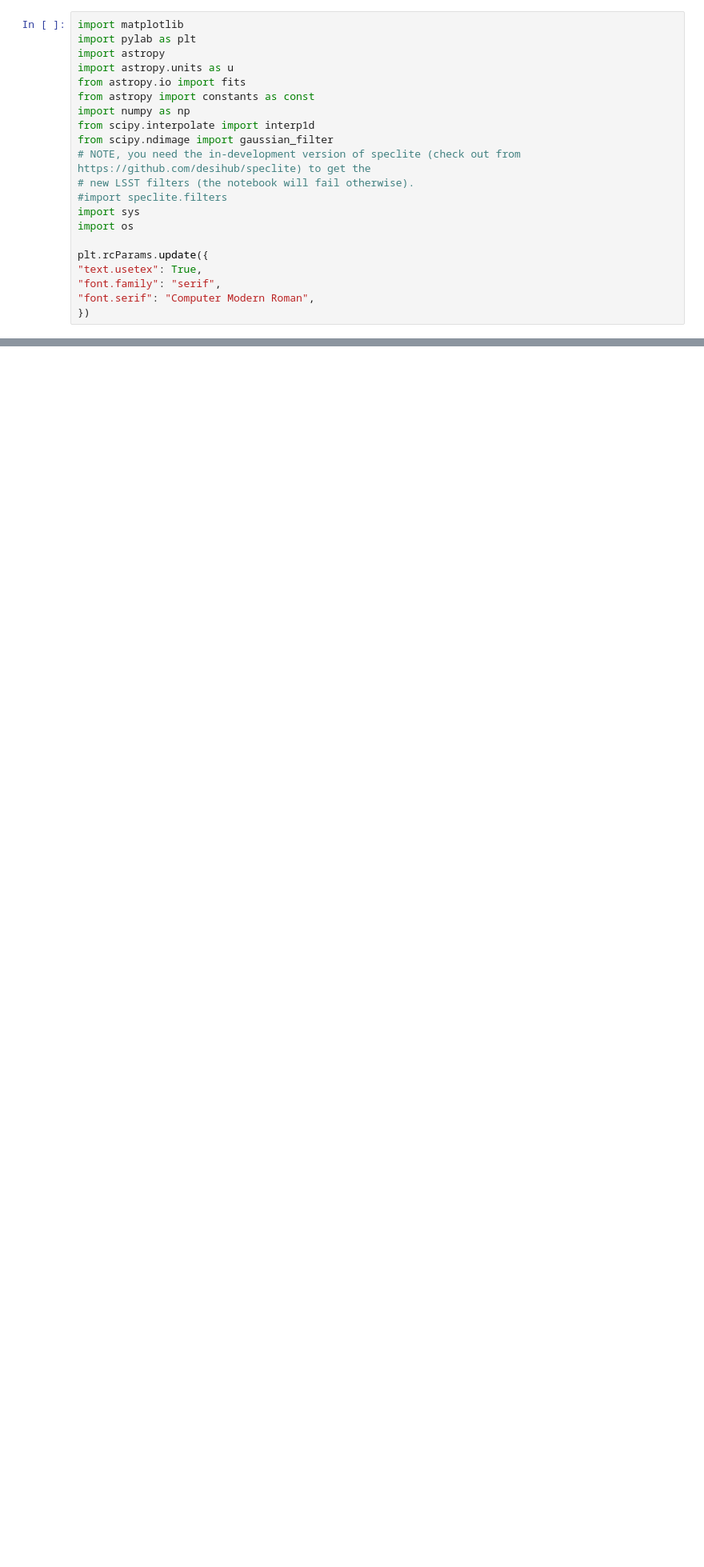
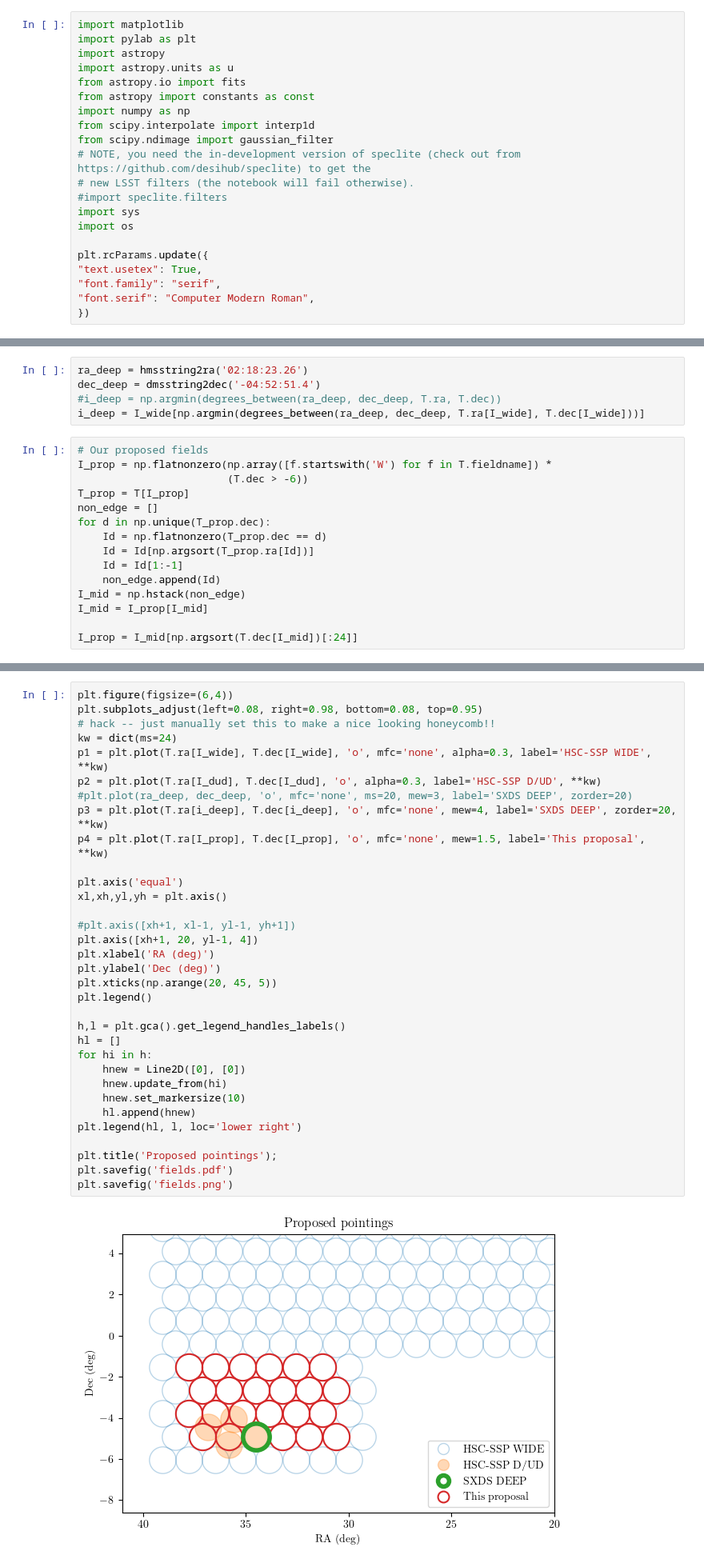
Before and after one commit to dstndstn/medium-band-surveys, a Jupyter notebook: hsc-plots.ipynb, the cells around one changed output, grey strips where cells are left out. Shown at 80% size. Saved outputs shown, nothing was run; the diff lists cells and outputs as text; blank space fills up the shorter version.

```diff
--- a/hsc-plots.ipynb
+++ b/hsc-plots.ipynb
@@ -45,0 +44,20 @@ speclite.filters.load_filters('lsst2023-u', 'lsst2023-g');
+# %%
+ra_deep = hmsstring2ra('02:18:23.26')
+dec_deep = dmsstring2dec('-04:52:51.4')
+#i_deep = np.argmin(degrees_between(ra_deep, dec_deep, T.ra, T.dec))
+i_deep = I_wide[np.argmin(degrees_between(ra_deep, dec_deep, T.ra[I_wide], T.dec[I_wide]))]
+# %%
+# Our proposed fields
+I_prop = np.flatnonzero(np.array([f.startswith('W') for f in T.fieldname]) *
+                        (T.dec > -6))
+T_prop = T[I_prop]
+non_edge = []
+for d in np.unique(T_prop.dec):
+    Id = np.flatnonzero(T_prop.dec == d)
+    Id = Id[np.argsort(T_prop.ra[Id])]
+    Id = Id[1:-1]
+    non_edge.append(Id)
+I_mid = np.hstack(non_edge)
+I_mid = I_prop[I_mid]
+
+I_prop = I_mid[np.argsort(T.dec[I_mid])[:24]]
@@ -46,3 +68,38 @@ speclite.filters.load_filters('lsst2023-u', 'lsst2023-g');
+# %%
+plt.figure(figsize=(6,4))
+plt.subplots_adjust(left=0.08, right=0.98, bottom=0.08, top=0.95)
+# hack -- just manually set this to make a nice looking honeycomb!!
+kw = dict(ms=24)
+p1 = plt.plot(T.ra[I_wide], T.dec[I_wide], 'o', mfc='none', alpha=0.3, label='HSC-SSP WIDE', **kw)
+p2 = plt.plot(T.ra[I_dud], T.dec[I_dud], 'o', alpha=0.3, label='HSC-SSP D/UD', **kw)
+#plt.plot(ra_deep, dec_deep, 'o', mfc='none', ms=20, mew=3, label='SXDS DEEP', zorder=20)
+p3 = plt.plot(T.ra[i_deep], T.dec[i_deep], 'o', mfc='none', mew=4, label='SXDS DEEP', zorder=20, **kw)
+p4 = plt.plot(T.ra[I_prop], T.dec[I_prop], 'o', mfc='none', mew=1.5, label='This proposal', **kw)
+
+plt.axis('equal')
+xl,xh,yl,yh = plt.axis()
+
+#plt.axis([xh+1, xl-1, yl-1, yh+1])
+plt.axis([xh+1, 20, yl-1, 4])
+plt.xlabel('RA (deg)')
+plt.ylabel('Dec (deg)')
+plt.xticks(np.arange(20, 45, 5))
+plt.legend()
+
+h,l = plt.gca().get_legend_handles_labels()
+hl = []
+for hi in h:
+    hnew = Line2D([0], [0])
+    hnew.update_from(hi)
+    hnew.set_markersize(10)
+    hl.append(hnew)
+plt.legend(hl, l, loc='lower right')
+
+plt.title('Proposed pointings');
+plt.savefig('fields.pdf')
+plt.savefig('fields.png')
+# %% [output]
+[figure, added]
 # %%
 # This is just a copy of the Astrometry.net astrometry/util/fits.py file - yet another FITS table wrapper
 from an_fits import fits_table
```
Also changed, not shown: parts of 15 cells of this notebook, 1 other file.
